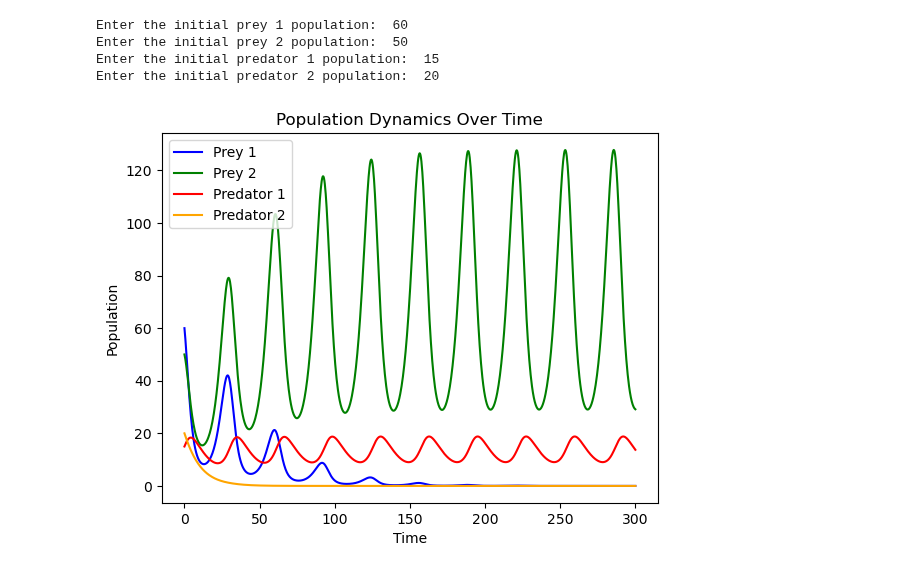
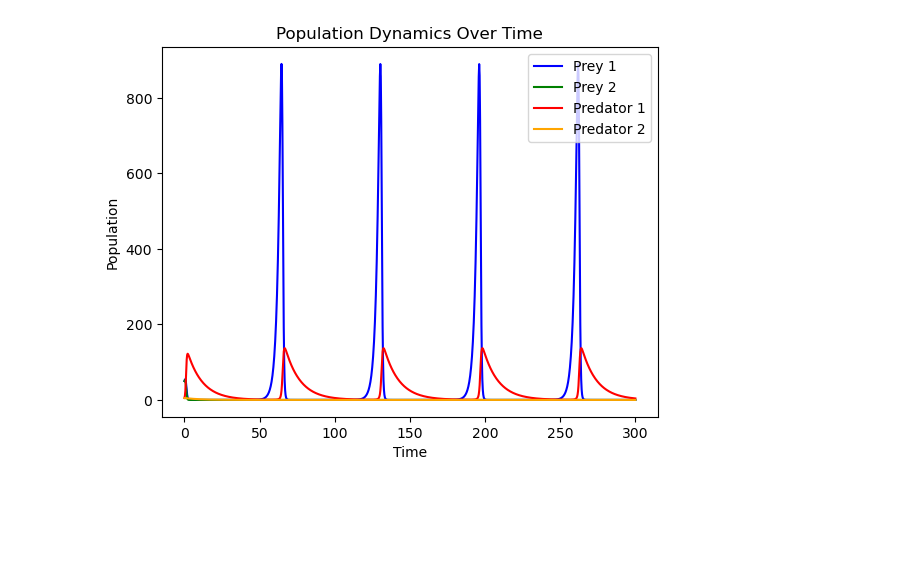
Before and after one commit to spirosManolas/AMS325-PredatorPreyModel, a Jupyter notebook: Model_3.ipynb, the cells around one changed output. Saved outputs shown, nothing was run; the diff lists cells and outputs as text; code cells hidden in the pictures; blank space fills up the shorter version.

```diff
--- a/Model_3.ipynb
+++ b/Model_3.ipynb
@@ -36,15 +36,15 @@ def dSdt(S, t):
     x1, x2, y1, y2 = S
     return [a1*x1 - b11*x1*y1 - b21*x1*y2,
             a2*x2 - b12*x2*y1 - b22*x2*y2,
-            -c1*y1 + d11*x1*y1 + d12*x2*y1,
-            -c2*y2 + d21*x1*y2 + d22*x2*y2
+            -c1*y1 + d11*x1*y1 + b21*d12*x2*y1,
+            -c2*y2 + d21*x1*y2 + b22*d22*x2*y2
             ]
 
 # Initializing population densities
-x10 = float(input("Enter the initial prey 1 population: ")) # for example: 20
-x20 = float(input("Enter the initial prey 2 population: ")) # for example: 30
-y10 = float(input("Enter the initial predator 1 population: ")) # for example: 10
-y20 = float(input("Enter the initial predator 2 population: ")) # for example: 15
+x10 = 20
+x20 = 30
+y10 = 10
+y20 = 15
 
 S0 = (x10, x20, y10, y20)
 
@@ -99,15 +95,15 @@ def dSdt(S, t):
 
     return [a1*x1 - b11*x1*y1 - b21*x1*y2,
             a2*x2 - b12*x2*y1 - b22*x2*y2,
-            -c1*y1 + d11*x1*y1 + d12*x2*y1 - e12*y1*y2,
-            -c2*y2 + d21*x1*y2 + d22*x2*y2 - e21*y1*y2
+            -c1*y1 + d11*x1*y1 + b21*d12*x2*y1 - e12*y1*y2,
+            -c2*y2 + d21*x1*y2 + b22*d22*x2*y2 - e21*y1*y2
            ]
 
 # Initializing population densities
-x10 = float(input("Enter the initial prey 1 population: ")) # for example: 60
-x20 = float(input("Enter the initial prey 2 population: ")) # for example: 50
-y10 = float(input("Enter the initial predator 1 population: ")) # for example: 15
-y20 = float(input("Enter the initial predator 2 population: ")) # for example: 20
+x10 = 60
+x20 = 50
+y10 = 15
+y20 = 20
 
 S0 = (x10, x20, y10, y20)
 
@@ -164,41 +156,37 @@ def dSdt(S, t):
             a2*x2 - b12*x2*y1,
 
             # Predator populations
-            -c1*y1 + d11*x1*y1 + d12*x2*y1,
-            -c2*y2 + d21*x1*y2
+            -c1*y1 + b11*d11*x1*y1 + d12*x2*y1,
+            -c2*y2 + b12*d21*x1*y2
            ]
 
 # Initializing population densities
-x10 = float(input("Enter the initial prey 1 population: ")) # for example: 60
-x20 = float(input("Enter the initial prey 2 population: ")) # for example: 50
-y10 = float(input("Enter the initial predator 1 population: ")) # for example: 15
-y20 = float(input("Enter the initial predator 2 population: ")) # for example: 20
+x10 = 50
+x20 = 50
+y10 = 5
+y20 = 5
 
 S0 = (x10, x20, y10, y20)
 
 t = np.linspace(0, 300, 1000) # time array
 
 sol3 = odeint(dSdt, S0, t) # solving differential equations
 x1, x2, y1, y2 = sol3.T
 
 # Plotting populations over time
 plt.plot(t, x1, label = "Prey 1", color = "blue")
 plt.plot(t, x2, label = "Prey 2", color = "green")
 plt.plot(t, y1, label = "Predator 1", color = "red")
 plt.plot(t, y2, label = "Predator 2", color = "orange")
 plt.legend()
 plt.xlabel("Time")
 plt.ylabel("Population")
 plt.title("Population Dynamics Over Time")
 plt.show()
 
 # Predator 2 extinction much more likely due to increased competition for prey 1
 # Prey 2 population grows as there is less competition for it
 
 # If predator-predator killing were also to be added to the model, predator extinction is almost certain
 # %% [output]
-Enter the initial prey 1 population:  60
-Enter the initial prey 2 population:  50
-Enter the initial predator 1 population:  15
-Enter the initial predator 2 population:  20
-[figure, old version]
+[figure, new version]
```
Also changed, not shown: parts of 2 cells of this notebook.
